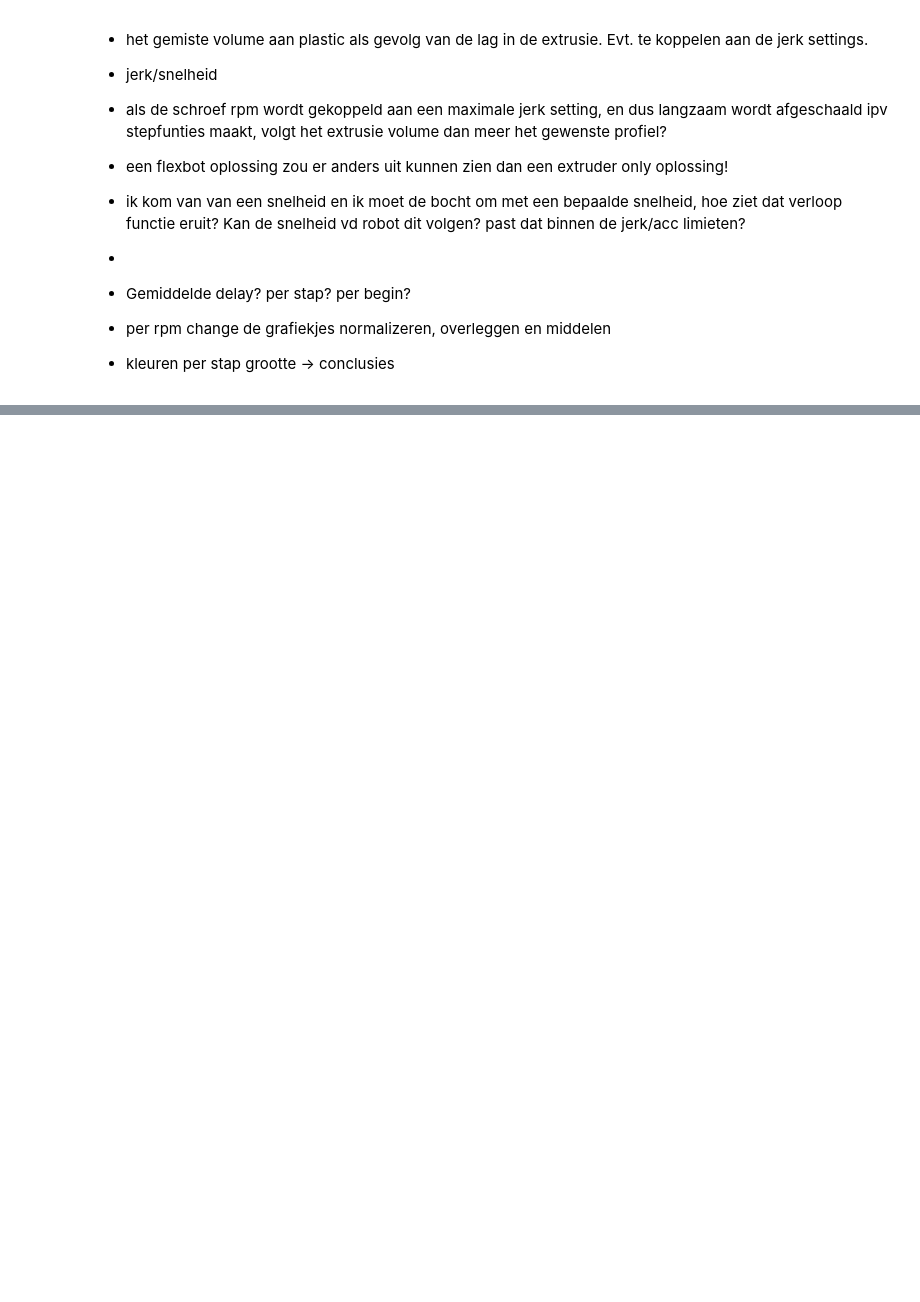
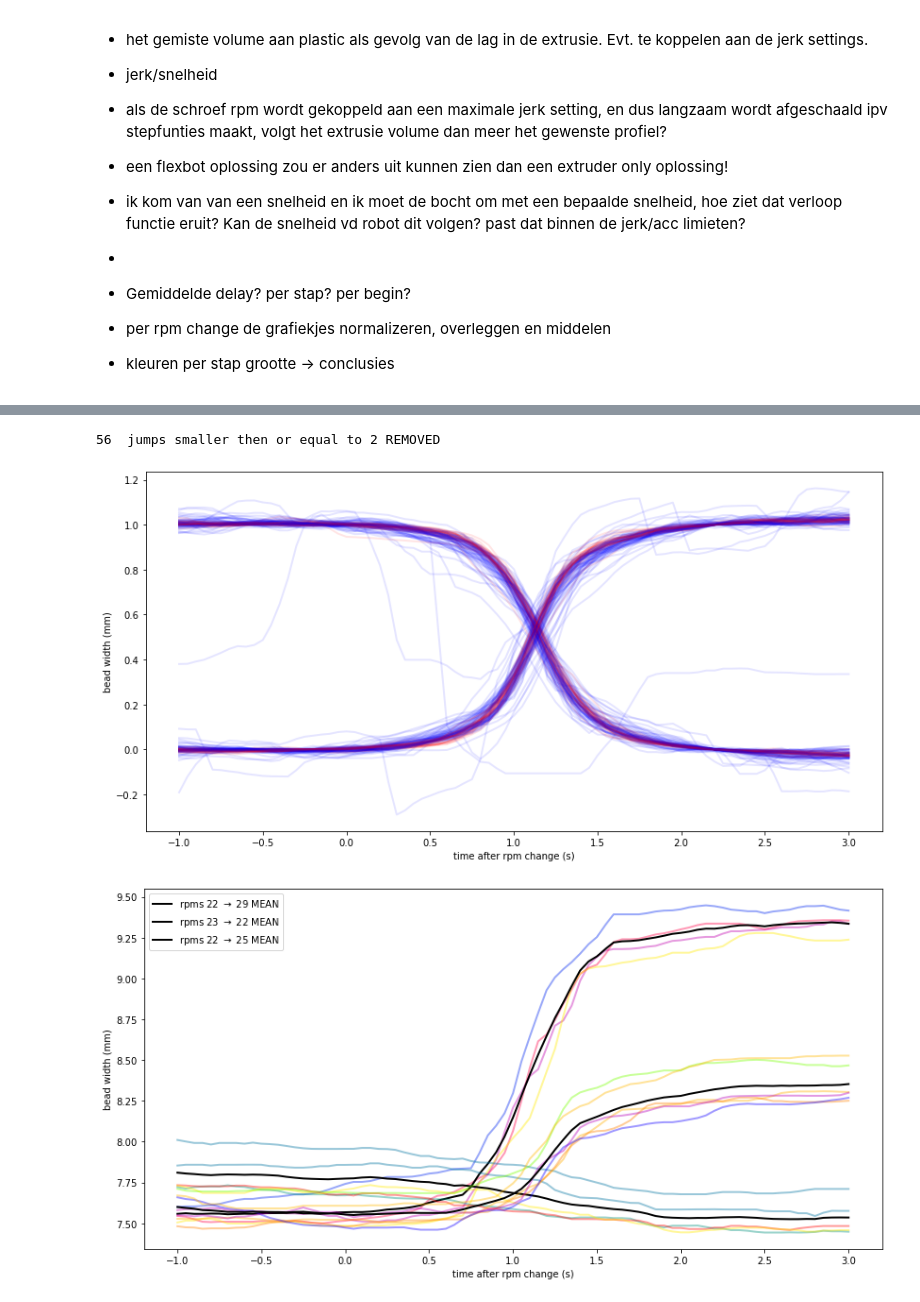
Before and after one commit to joostzaalberg/CEAD_ml, a Jupyter notebook: scripts/petg30gf_groteset_expl.ipynb, the cells around one changed output, grey strips where cells are left out. Cells and saved outputs as stored; diff of their text form; code cells hidden in the pictures; blank space fills up the shorter version.

```diff
--- a/scripts/petg30gf_groteset_expl.ipynb
+++ b/scripts/petg30gf_groteset_expl.ipynb
@@ -877,0 +579,9 @@ UnboundLocalError: local variable 'kde_data' referenced before assignment
+# %%
+petg30gf.plot_norm_jumps()
+jump_list = [[22,37],[22,29],[37,22],[29,22],[23,22],[22,25]]
+jump_list = [[22,29],[23,22],[22,25]]
+petg30gf.plot_specific_jumps(jump_list)
+# %% [output]
+56  jumps smaller then or equal to 2 REMOVED
+[figure, added]
+[figure, added]
```
Also changed, not shown: parts of 7 cells of this notebook, 3 other files.
